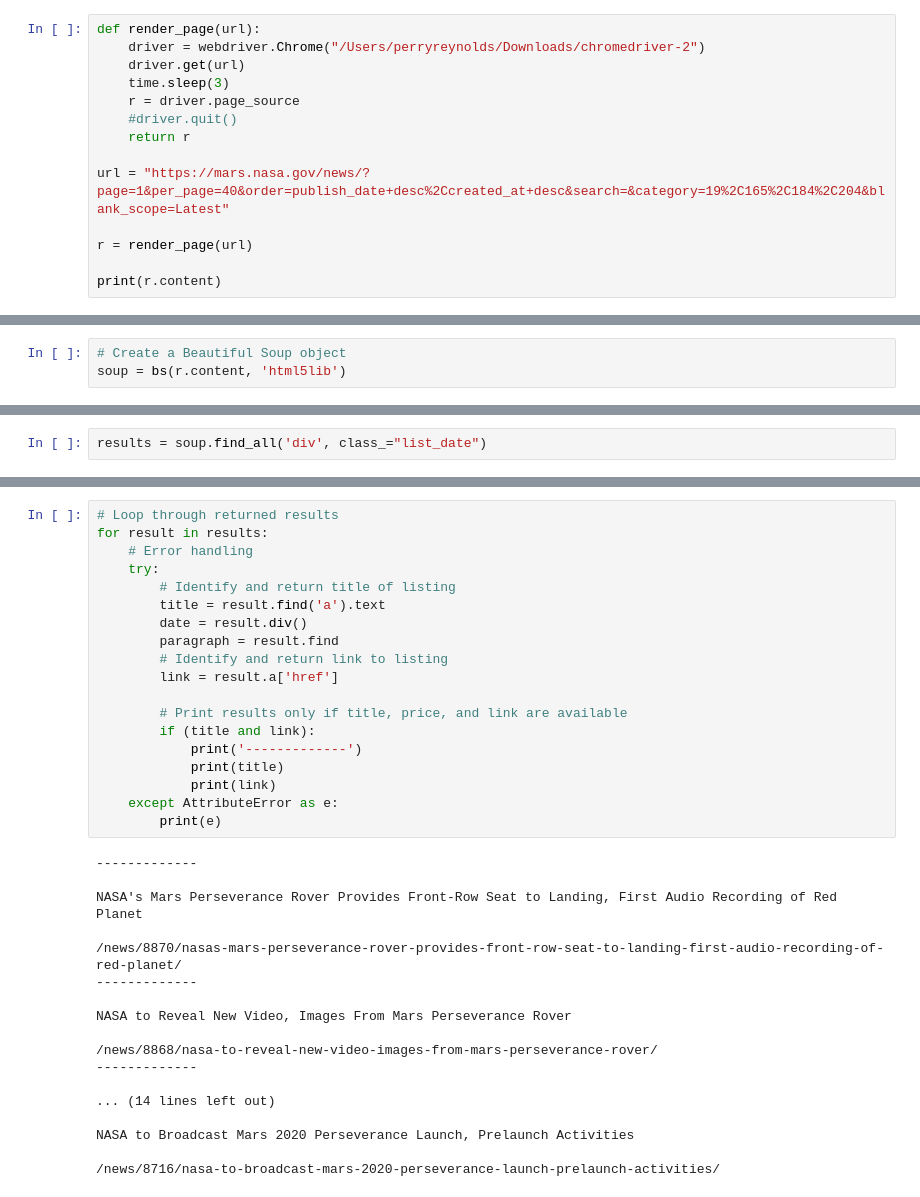
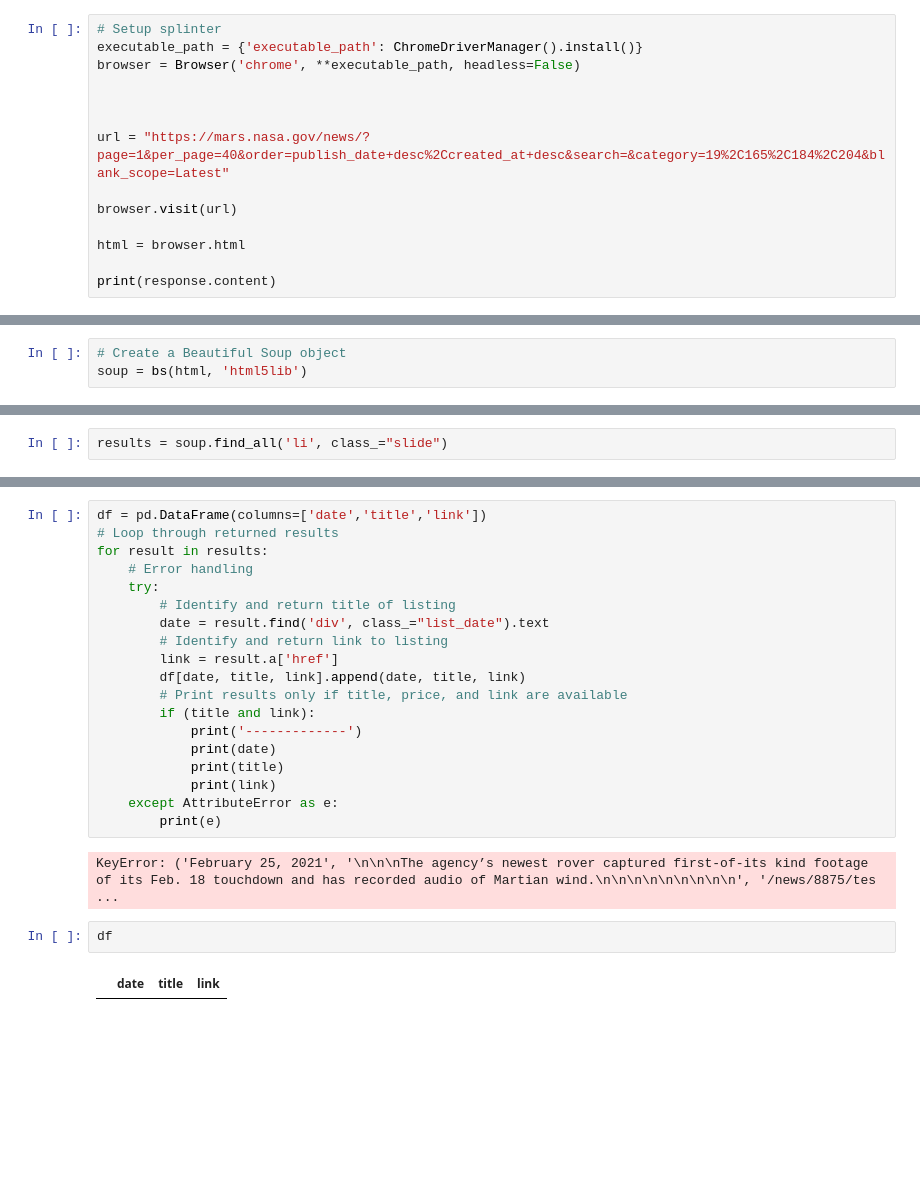
Before and after one commit to reyno255/web-scraping-challenge, a Jupyter notebook: Missions_to_Mars/mission_to_mars.ipynb, the cells around one changed output, grey strips where cells are left out. Cells and saved outputs as stored; diff of their text form; blank space fills up the shorter version.

```diff
--- a/Missions_to_Mars/mission_to_mars.ipynb
+++ b/Missions_to_Mars/mission_to_mars.ipynb
@@ -7,15 +9,15 @@ from selenium import webdriver
 # %%
-def render_page(url):
-    driver = webdriver.Chrome("/Users/perryreynolds/Downloads/chromedriver-2")
-    driver.get(url)
-    time.sleep(3)
-    r = driver.page_source
-    #driver.quit()
-    return r
+# Setup splinter
+executable_path = {'executable_path': ChromeDriverManager().install()}
+browser = Browser('chrome', **executable_path, headless=False)
+
+
 
 url = "https://mars.nasa.gov/news/?page=1&per_page=40&order=publish_date+desc%2Ccreated_at+desc&search=&category=19%2C165%2C184%2C204&blank_scope=Latest"
 
-r = render_page(url)
+browser.visit(url)
 
-print(r.content)
+html = browser.html
+
+print(response.content)
 # %% [output]
@@ -23,6 +29,6 @@ OSError: [Errno 86] Bad CPU type in executable: '/Users/perryreynolds/Downloads/
 # %%
 # Create a Beautiful Soup object
-soup = bs(r.content, 'html5lib')
+soup = bs(html, 'html5lib')
 # %%
 print(soup.prettify())
 # %% [output]
@@ -46,2 +52,2 @@ print(soup.prettify())
 # %%
-results = soup.find_all('div', class_="list_date")
+results = soup.find_all('li', class_="slide")
@@ -60,37 +54,25 @@ NASA's Mars Perseverance Rover Provides Front-Row Seat to Landing, First Audio R
 # %%
+df = pd.DataFrame(columns=['date','title','link'])
 # Loop through returned results
 for result in results:
     # Error handling
     try:
         # Identify and return title of listing
-        title = result.find('a').text
-        date = result.div()
-        paragraph = result.find
+        date = result.find('div', class_="list_date").text
         # Identify and return link to listing
         link = result.a['href']
-
+        df[date, title, link].append(date, title, link)
         # Print results only if title, price, and link are available
         if (title and link):
             print('-------------')
+            print(date)
             print(title)
             print(link)
     except AttributeError as e:
         print(e)
 # %% [output]
--------------
-
-NASA's Mars Perseverance Rover Provides Front-Row Seat to Landing, First Audio Recording of Red Planet
-
-/news/8870/nasas-mars-perseverance-rover-provides-front-row-seat-to-landing-first-audio-recording-of-red-planet/
--------------
-
-NASA to Reveal New Video, Images From Mars Perseverance Rover
-
-/news/8868/nasa-to-reveal-new-video-images-from-mars-perseverance-rover/
--------------
-
-... (14 lines left out)
-
-NASA to Broadcast Mars 2020 Perseverance Launch, Prelaunch Activities
-
-/news/8716/nasa-to-broadcast-mars-2020-perseverance-launch-prelaunch-activities/
+KeyError: ('February 25, 2021', '\n\n\nThe agency’s newest rover captured first-of-its kind footage of its Feb. 18 touchdown and has recorded audio of Martian wind.\n\n\n\n\n\n\n\n\n', '/news/8875/tes ...
+# %%
+df
+# %% [output]
+|  | date | title | link |
```
Also changed, not shown: parts of 5 cells of this notebook.
